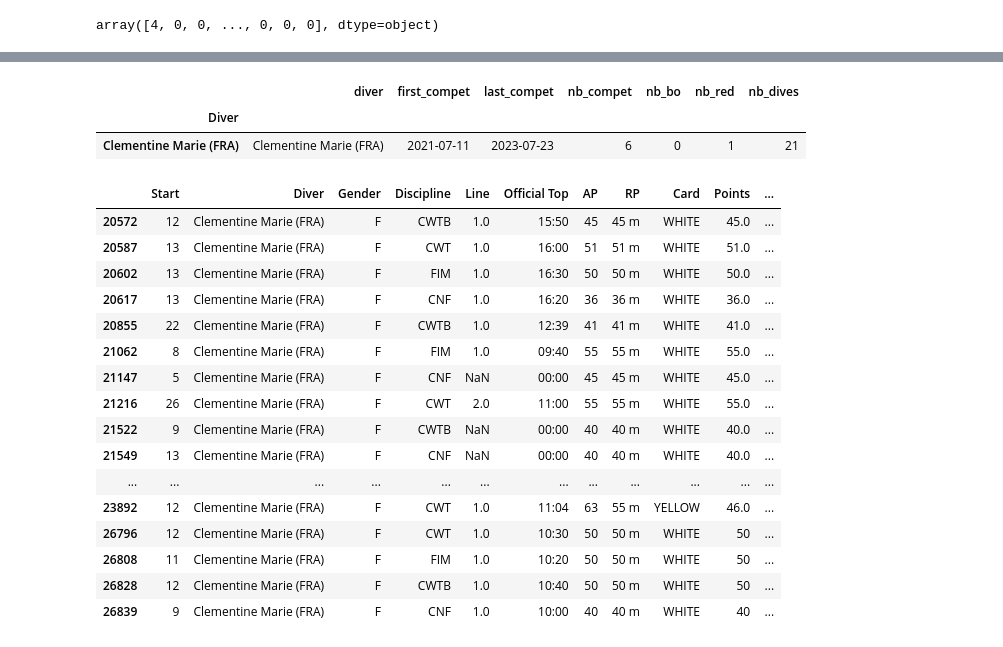
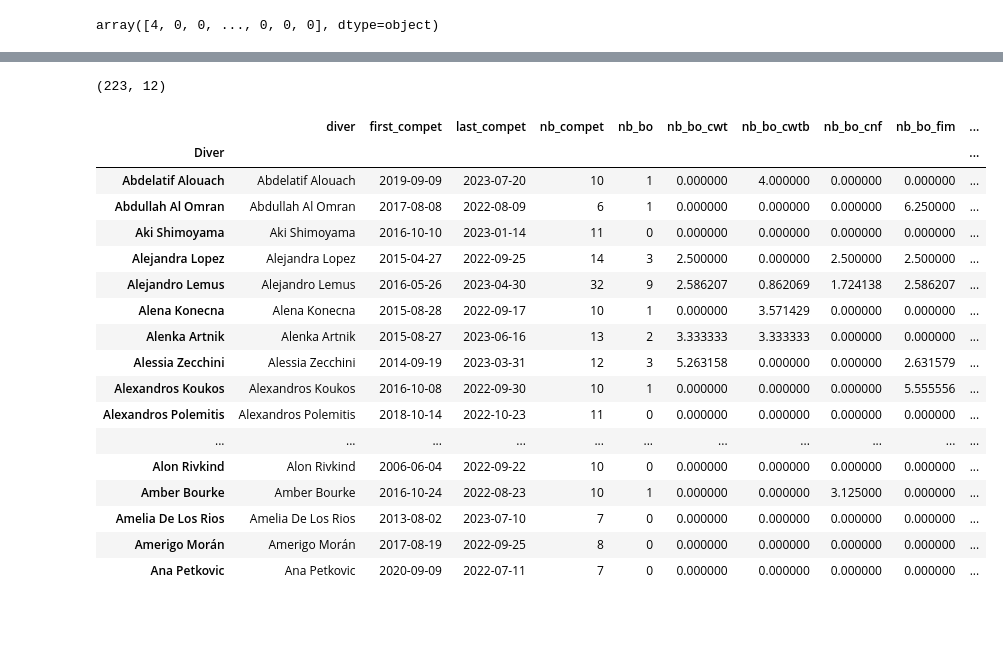
Before and after one commit to dellielo/DeepFreedivingAnalysis, a Jupyter notebook: add_features.ipynb, the cells around one changed output, grey strips where cells are left out. Cells and saved outputs as stored; diff of their text form; code cells hidden in the pictures; blank space fills up the shorter version.

Commit message:
add feature for diver

```diff
--- a/add_features.ipynb
+++ b/add_features.ipynb
@@ -96,0 +181,2 @@ array([4, 0, 0, ..., 0, 0, 0], dtype=object)
+# %%
+df['bidouille'] = df['Discipline'] + df['Remarks_norm']
@@ -96,0 +206,2 @@ array([4, 0, 0, ..., 0, 0, 0], dtype=object)
+# %%
+dqbo_disci = pd.crosstab(df.Diver, [df.Remarks_norm, df.Discipline])['DQBO']
@@ -100,36 +226,46 @@ df_diver = pd.DataFrame({ 'diver' : sorted(df['Diver'].unique()),
                           'last_compet':last_compet.values,
                           'nb_compet': nb_compets.values,
                           'nb_bo' : nb_bo.values[:, 1],
+                          'nb_bo_cwt' : dqbo_disci['CWT'],
+                          'nb_bo_cwtb' : dqbo_disci['CWTB'],
+                          'nb_bo_cnf' : dqbo_disci['CNF'],
+                          'nb_bo_fim' : dqbo_disci['FIM'],
                           'nb_red' : nb_red.values[:, 1],
                           'nb_dives' : gk['Experience dive'].last(),
-                          'percent_bo' :  nb_bo.values[:, 1] *100 /gk['Experience dive'].last()
+                          '%_bo' :  (nb_bo.values[:, 1] *100) /gk['Experience dive'].last(),
+                          '%_bo_cwt' : (dqbo_disci['CWT']*100) /gk['Experience dive'].last(),
+                          '%_bo_cwtb' : (dqbo_disci['CWTB'] *100)/gk['Experience dive'].last(),
+                          '%_bo_cnf' : (dqbo_disci['CNF']*100) /gk['Experience dive'].last(),
+                          '%_bo_fim' : (dqbo_disci['FIM']*100)/gk['Experience dive'].last(),
 
                           })#, last_compet, *ap_compet])
 # df_reversed = df_diver[::-1]
-# %%
-df_diver[df_diver['diver']=='Clementine Marie (FRA)']
-# %% [output]
-|  | diver | first_compet | last_compet | nb_compet | nb_bo | nb_red | nb_dives |
-| Diver |  |  |  |  |  |  |  |
-| Clementine Marie (FRA) | Clementine Marie (FRA) | 2021-07-11 | 2023-07-23 | 6 | 0 | 1 | 21 |
-# %%
-df[df['Diver']=='Clementine Marie (FRA)']
-# %% [output]
-|  | Start | Diver | Gender | Discipline | Line | Official Top | AP | RP | Card | Points | ... |
-| 20572 | 12 | Clementine Marie (FRA) | F | CWTB | 1.0 | 15:50 | 45 | 45 m | WHITE | 45.0 | ... |
-| 20587 | 13 | Clementine Marie (FRA) | F | CWT | 1.0 | 16:00 | 51 | 51 m | WHITE | 51.0 | ... |
-| 20602 | 13 | Clementine Marie (FRA) | F | FIM | 1.0 | 16:30 | 50 | 50 m | WHITE | 50.0 | ... |
-| 20617 | 13 | Clementine Marie (FRA) | F | CNF | 1.0 | 16:20 | 36 | 36 m | WHITE | 36.0 | ... |
-| 20855 | 22 | Clementine Marie (FRA) | F | CWTB | 1.0 | 12:39 | 41 | 41 m | WHITE | 41.0 | ... |
-| 21062 | 8 | Clementine Marie (FRA) | F | FIM | 1.0 | 09:40 | 55 | 55 m | WHITE | 55.0 | ... |
-| 21147 | 5 | Clementine Marie (FRA) | F | CNF | NaN | 00:00 | 45 | 45 m | WHITE | 45.0 | ... |
-| 21216 | 26 | Clementine Marie (FRA) | F | CWT | 2.0 | 11:00 | 55 | 55 m | WHITE | 55.0 | ... |
-| 21522 | 9 | Clementine Marie (FRA) | F | CWTB | NaN | 00:00 | 40 | 40 m | WHITE | 40.0 | ... |
-| 21549 | 13 | Clementine Marie (FRA) | F | CNF | NaN | 00:00 | 40 | 40 m | WHITE | 40.0 | ... |
-| ... | ... | ... | ... | ... | ... | ... | ... | ... | ... | ... | ... |
-| 23892 | 12 | Clementine Marie (FRA) | F | CWT | 1.0 | 11:04 | 63 | 55 m | YELLOW | 46.0 | ... |
-| 26796 | 12 | Clementine Marie (FRA) | F | CWT | 1.0 | 10:30 | 50 | 50 m | WHITE | 50 | ... |
-| 26808 | 11 | Clementine Marie (FRA) | F | FIM | 1.0 | 10:20 | 50 | 50 m | WHITE | 50 | ... |
-| 26828 | 12 | Clementine Marie (FRA) | F | CWTB | 1.0 | 10:40 | 50 | 50 m | WHITE | 50 | ... |
-| 26839 | 9 | Clementine Marie (FRA) | F | CNF | 1.0 | 10:00 | 40 | 40 m | WHITE | 40 | ... |
+# %%
+df_diver[df_diver['diver']=='Clementine Marie']
+df_diver_date = df_diver[df_diver['last_compet'] > "2021-01-01"]
+df_diver_date = df_diver_date[df_diver_date['nb_compet'] > 5]
+df_diver_date.shape
+# %% [output]
+(223, 12)
+# %%
+df_diver_date.head(20)
+# %% [output]
+|  | diver | first_compet | last_compet | nb_compet | nb_bo | nb_bo_cwt | nb_bo_cwtb | nb_bo_cnf | nb_bo_fim | ... |
+| Diver |  |  |  |  |  |  |  |  |  | ... |
+| Abdelatif Alouach | Abdelatif Alouach | 2019-09-09 | 2023-07-20 | 10 | 1 | 0.000000 | 4.000000 | 0.000000 | 0.000000 | ... |
+| Abdullah Al Omran | Abdullah Al Omran | 2017-08-08 | 2022-08-09 | 6 | 1 | 0.000000 | 0.000000 | 0.000000 | 6.250000 | ... |
+| Aki Shimoyama | Aki Shimoyama | 2016-10-10 | 2023-01-14 | 11 | 0 | 0.000000 | 0.000000 | 0.000000 | 0.000000 | ... |
+| Alejandra Lopez | Alejandra Lopez | 2015-04-27 | 2022-09-25 | 14 | 3 | 2.500000 | 0.000000 | 2.500000 | 2.500000 | ... |
+| Alejandro Lemus | Alejandro Lemus | 2016-05-26 | 2023-04-30 | 32 | 9 | 2.586207 | 0.862069 | 1.724138 | 2.586207 | ... |
+| Alena Konecna | Alena Konecna | 2015-08-28 | 2022-09-17 | 10 | 1 | 0.000000 | 3.571429 | 0.000000 | 0.000000 | ... |
+| Alenka Artnik | Alenka Artnik | 2015-08-27 | 2023-06-16 | 13 | 2 | 3.333333 | 3.333333 | 0.000000 | 0.000000 | ... |
+| Alessia Zecchini | Alessia Zecchini | 2014-09-19 | 2023-03-31 | 12 | 3 | 5.263158 | 0.000000 | 0.000000 | 2.631579 | ... |
+| Alexandros Koukos | Alexandros Koukos | 2016-10-08 | 2022-09-30 | 10 | 1 | 0.000000 | 0.000000 | 0.000000 | 5.555556 | ... |
+| Alexandros Polemitis | Alexandros Polemitis | 2018-10-14 | 2022-10-23 | 11 | 0 | 0.000000 | 0.000000 | 0.000000 | 0.000000 | ... |
+| ... | ... | ... | ... | ... | ... | ... | ... | ... | ... | ... |
+| Alon Rivkind | Alon Rivkind | 2006-06-04 | 2022-09-22 | 10 | 0 | 0.000000 | 0.000000 | 0.000000 | 0.000000 | ... |
+| Amber Bourke | Amber Bourke | 2016-10-24 | 2022-08-23 | 10 | 1 | 0.000000 | 0.000000 | 3.125000 | 0.000000 | ... |
+| Amelia De Los Rios | Amelia De Los Rios | 2013-08-02 | 2023-07-10 | 7 | 0 | 0.000000 | 0.000000 | 0.000000 | 0.000000 | ... |
+| Amerigo Morán | Amerigo Morán | 2017-08-19 | 2022-09-25 | 8 | 0 | 0.000000 | 0.000000 | 0.000000 | 0.000000 | ... |
+| Ana Petkovic | Ana Petkovic | 2020-09-09 | 2022-07-11 | 7 | 0 | 0.000000 | 0.000000 | 0.000000 | 0.000000 | ... |
 # %%
```
Also changed, not shown: parts of 14 cells of this notebook, 1 other file.
